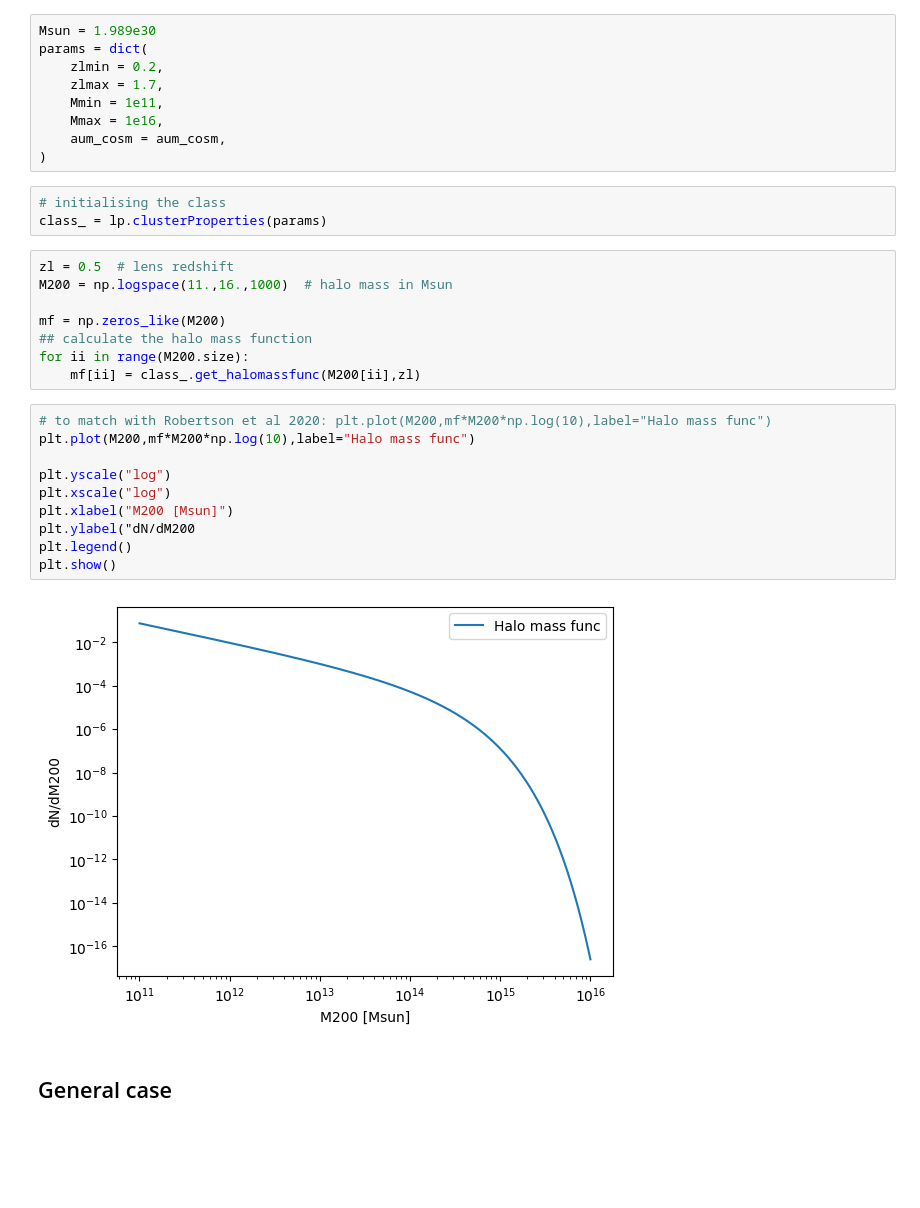
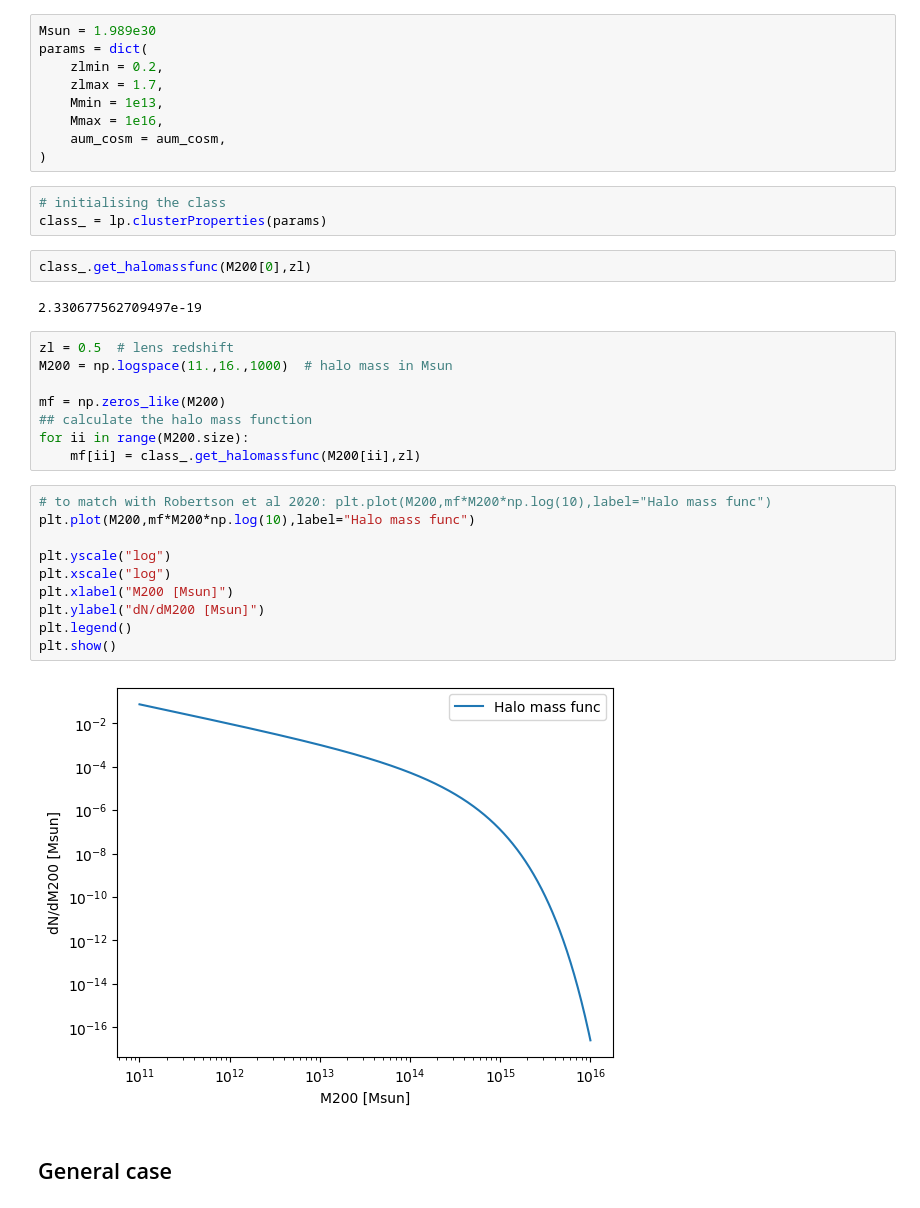
Before and after one commit to lisalyw/surip, a Jupyter notebook: hemanta/halo mass function 2.ipynb, the cells around one changed output. Saved outputs shown, nothing was run; the diff lists cells and outputs as text; blank space fills up the shorter version.

```diff
--- a/hemanta/halo mass function 2.ipynb
+++ b/hemanta/halo mass function 2.ipynb
@@ -36,13 +37,17 @@ Msun = 1.989e30
 params = dict(
     zlmin = 0.2,
     zlmax = 1.7,
-    Mmin = 1e11,
+    Mmin = 1e13,
     Mmax = 1e16,
     aum_cosm = aum_cosm,
 )
 # %%
 # initialising the class
 class_ = lp.clusterProperties(params)
+# %%
+class_.get_halomassfunc(M200[0],zl)
+# %% [output]
+2.330677562709497e-19
 # %%
 zl = 0.5  # lens redshift
 M200 = np.logspace(11.,16.,1000)  # halo mass in Msun
@@ -54,15 +59,15 @@ for ii in range(M200.size):
 # %%
 # to match with Robertson et al 2020: plt.plot(M200,mf*M200*np.log(10),label="Halo mass func")
 plt.plot(M200,mf*M200*np.log(10),label="Halo mass func")
 
 plt.yscale("log")
 plt.xscale("log")
 plt.xlabel("M200 [Msun]")
-plt.ylabel("dN/dM200
+plt.ylabel("dN/dM200 [Msun]")
 plt.legend()
 plt.show()
 # %% [output]
-[figure, old version]
+[figure, new version]
 # %% [markdown]
 ## General case
 # %%
```
Also changed, not shown: parts of 7 cells of this notebook, 5 other files.
